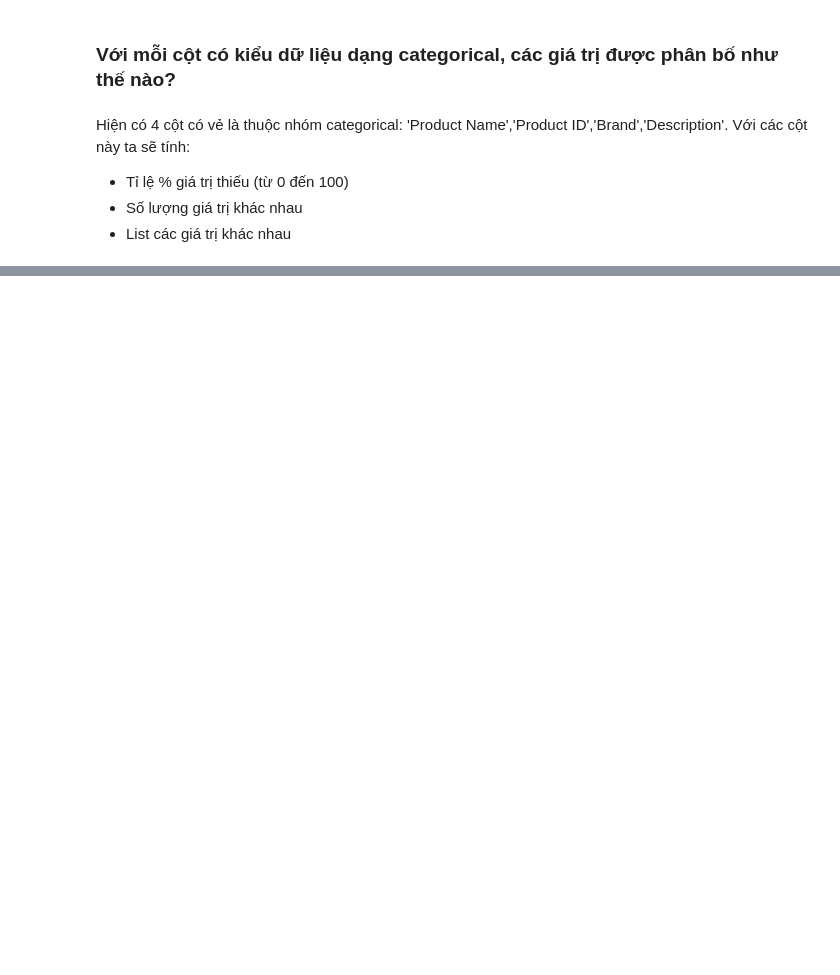
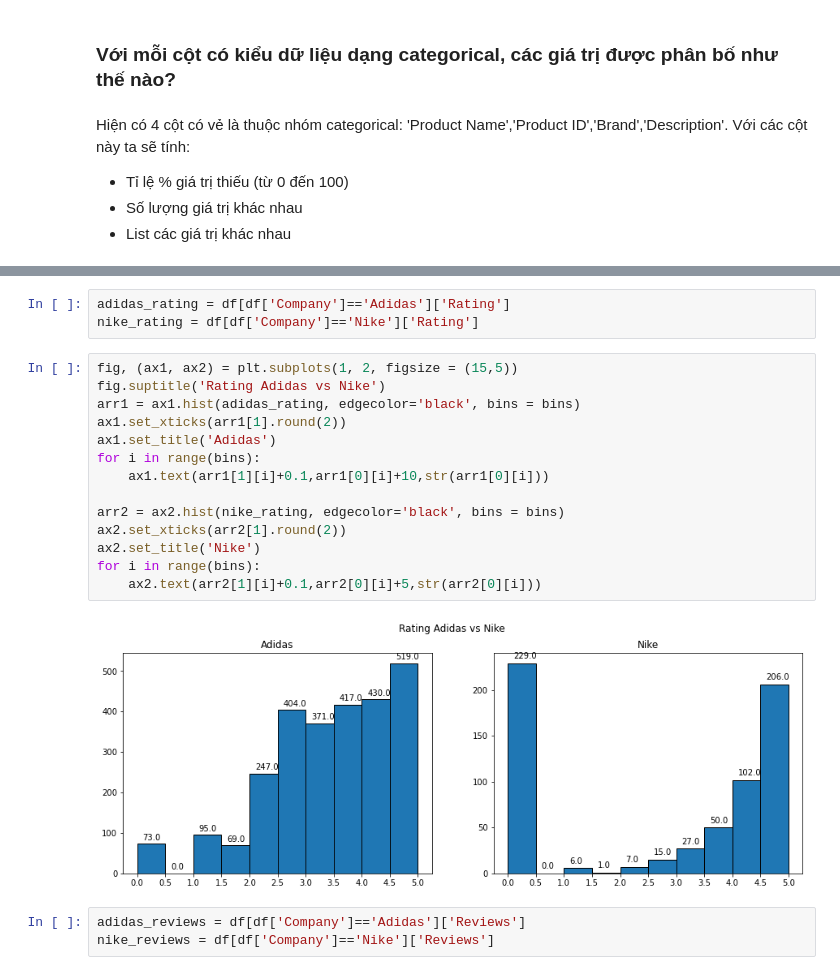
Before and after one commit to tvadiep/Sale-Analysis, a Jupyter notebook: SalesAnalysis.ipynb, the cells around one changed output, grey strips where cells are left out. Saved outputs shown, nothing was run; the diff lists cells and outputs as text; blank space fills up the shorter version.

```diff
--- a/SalesAnalysis.ipynb
+++ b/SalesAnalysis.ipynb
@@ -398,0 +447,22 @@ Theo như biểu đồ trên thì ta có thể dễ dàng nhận thấy Adidas c
+# %%
+adidas_rating = df[df['Company']=='Adidas']['Rating']
+nike_rating = df[df['Company']=='Nike']['Rating']
+# %%
+fig, (ax1, ax2) = plt.subplots(1, 2, figsize = (15,5))
+fig.suptitle('Rating Adidas vs Nike')
+arr1 = ax1.hist(adidas_rating, edgecolor='black', bins = bins)
+ax1.set_xticks(arr1[1].round(2))
+ax1.set_title('Adidas')
+for i in range(bins):
+    ax1.text(arr1[1][i]+0.1,arr1[0][i]+10,str(arr1[0][i]))
+
+arr2 = ax2.hist(nike_rating, edgecolor='black', bins = bins)
+ax2.set_xticks(arr2[1].round(2))
+ax2.set_title('Nike')
+for i in range(bins):
+    ax2.text(arr2[1][i]+0.1,arr2[0][i]+5,str(arr2[0][i]))
+# %% [output]
+[figure, added]
+# %%
+adidas_reviews = df[df['Company']=='Adidas']['Reviews']
+nike_reviews = df[df['Company']=='Nike']['Reviews']
```
Also changed, not shown: parts of 94 cells of this notebook, 1 other file.
